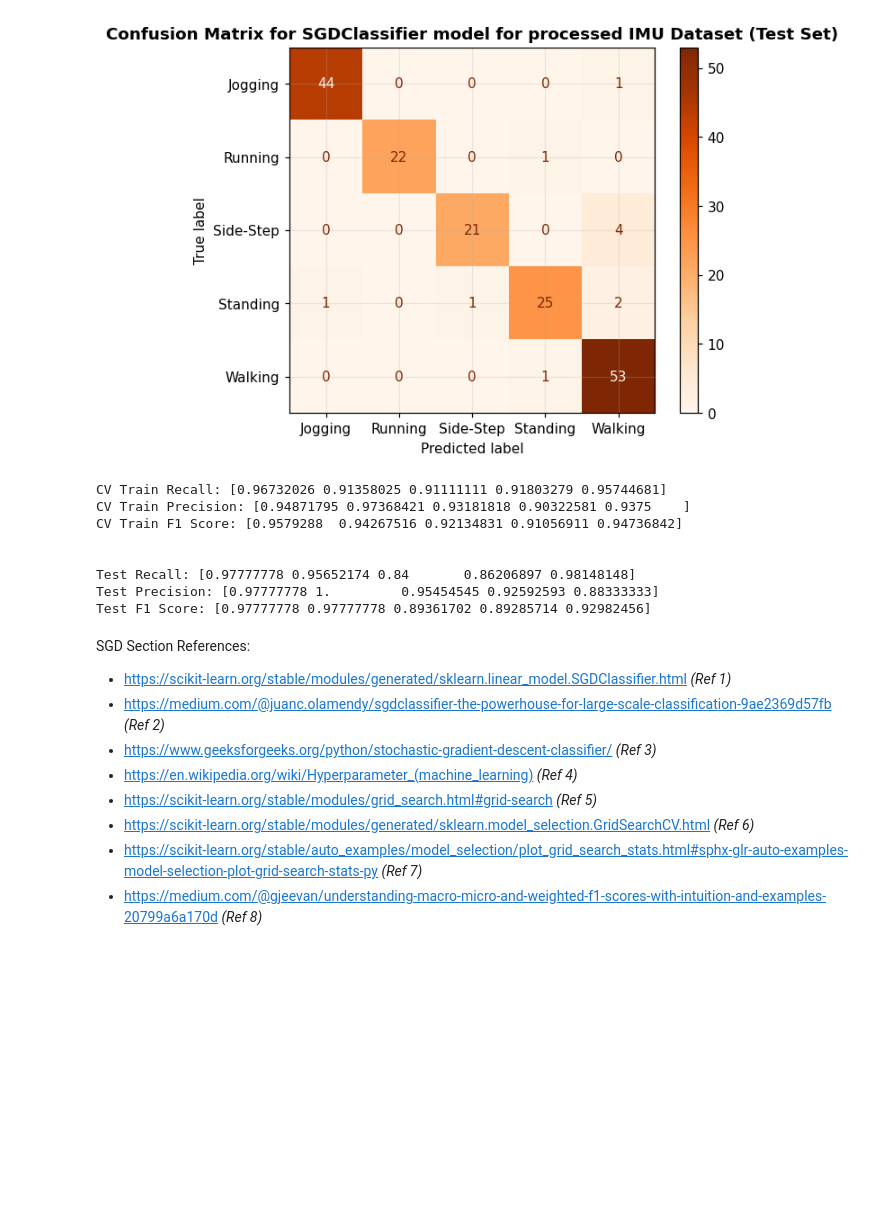
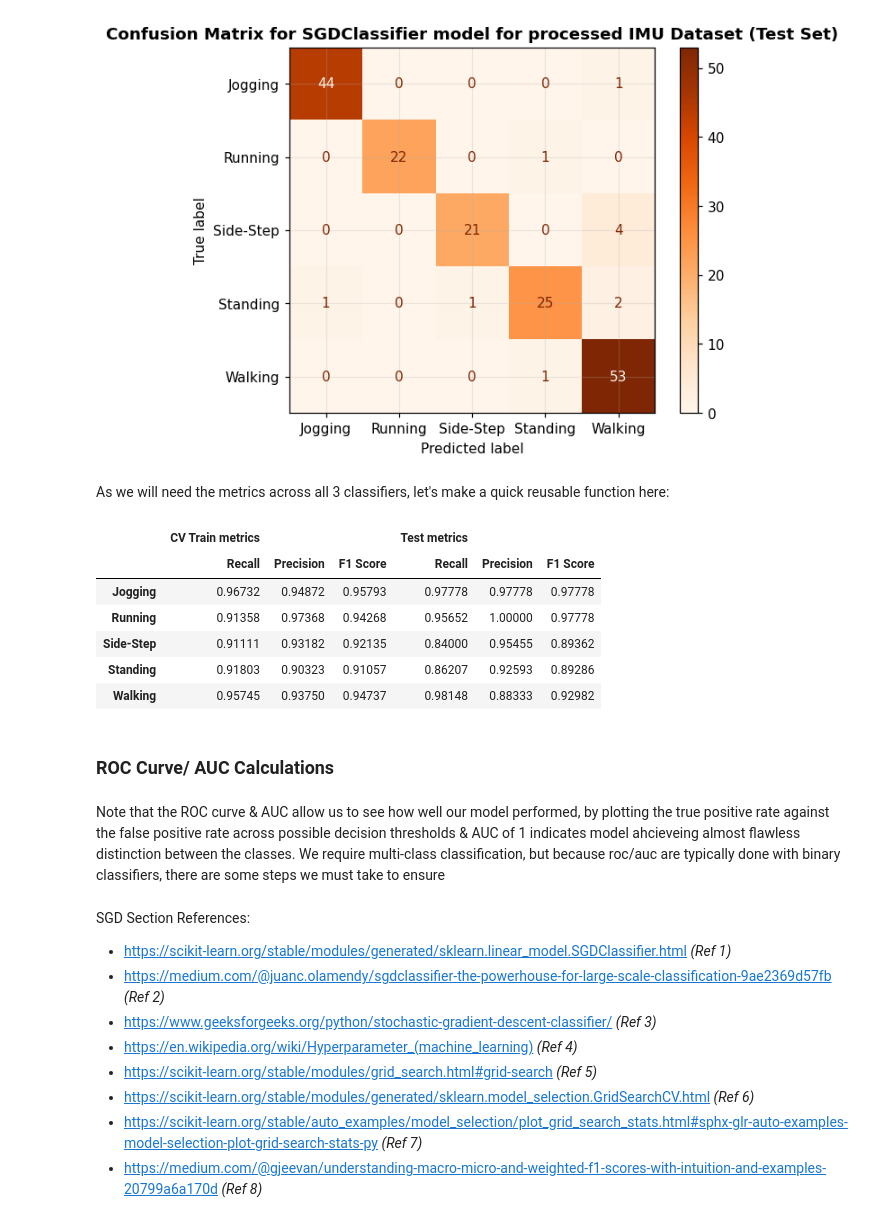
Before and after one commit to AKuinkel/cosc102-at3, a Jupyter notebook: COSC102_A3_Portfolio_for_ash.ipynb, the cells around one changed output. Saved outputs shown, nothing was run; the diff lists cells and outputs as text; code cells hidden in the pictures; blank space fills up the shorter version.

```diff
--- a/COSC102_A3_Portfolio_for_ash.ipynb
+++ b/COSC102_A3_Portfolio_for_ash.ipynb
@@ -2319,27 +2320,44 @@ ax.set_title("Confusion Matrix for SGDClassifier model for processed IMU Dataset
 Text(0.5, 1.0, 'Confusion Matrix for SGDClassifier model for processed IMU Dataset (Test Set)')
 [figure]
 [figure]
+# %% [markdown]
+As we will need the metrics across all 3 classifiers, let's make a quick reusable function here:
 # %%
 from sklearn.metrics import precision_score,recall_score,f1_score
 
-print("CV Train Recall:", recall_score(y_train,y_pred,average=None))
-print("CV Train Precision:",precision_score(y_train,y_pred,average=None))
-print("CV Train F1 Score:",f1_score(y_train,y_pred,average=None))
-print("\n")
+def tabluate_precision_recall_f1_metrics(y_train,y_pred,y_test,y_test_pred) -> None:
+    """
+        TODO DOCSTRING
+    """
 
-# Test
-print("Test Recall:",recall_score(y_test,y_test_pred,average=None))
-print("Test Precision:",precision_score(y_test,y_test_pred,average=None))
-print("Test F1 Score:",f1_score(y_test,y_test_pred,average=None))
+    cv_metrics = pd.DataFrame({
+    "Recall": recall_score(y_train,y_pred,average=None),
+    "Precision":precision_score(y_train,y_pred,average=None),
+    "F1 Score":f1_score(y_train,y_pred,average=None)
+    },index=act_labels)
+
+    test_metrics = pd.DataFrame({
+        "Recall":recall_score(y_test,y_test_pred,average=None),
+        "Precision":precision_score(y_test,y_test_pred,average=None),
+        "F1 Score":f1_score(y_test,y_test_pred,average=None)
+    },index=act_labels)
+
+    combined_metrics = pd.concat({"CV Train metrics": cv_metrics,"Test metrics": test_metrics},axis=1)
+    display(combined_metrics.round(5))
+
+tabluate_precision_recall_f1_metrics(y_train,y_pred,y_test,y_test_pred)
 # %% [output]
-CV Train Recall: [0.96732026 0.91358025 0.91111111 0.91803279 0.95744681]
-CV Train Precision: [0.94871795 0.97368421 0.93181818 0.90322581 0.9375    ]
-CV Train F1 Score: [0.9579288  0.94267516 0.92134831 0.91056911 0.94736842]
-
-
-Test Recall: [0.97777778 0.95652174 0.84       0.86206897 0.98148148]
-Test Precision: [0.97777778 1.         0.95454545 0.92592593 0.88333333]
-Test F1 Score: [0.97777778 0.97777778 0.89361702 0.89285714 0.92982456]
+|  | CV Train metrics |  |  | Test metrics |  |  |
+|  | Recall | Precision | F1 Score | Recall | Precision | F1 Score |
+| Jogging | 0.96732 | 0.94872 | 0.95793 | 0.97778 | 0.97778 | 0.97778 |
+| Running | 0.91358 | 0.97368 | 0.94268 | 0.95652 | 1.00000 | 0.97778 |
+| Side-Step | 0.91111 | 0.93182 | 0.92135 | 0.84000 | 0.95455 | 0.89362 |
+| Standing | 0.91803 | 0.90323 | 0.91057 | 0.86207 | 0.92593 | 0.89286 |
+| Walking | 0.95745 | 0.93750 | 0.94737 | 0.98148 | 0.88333 | 0.92982 |
+# %% [markdown]
+### ROC Curve/ AUC Calculations
+# %% [markdown]
+Note that the ROC curve & AUC allow us to see how well our model performed, by plotting the true positive rate against the false positive rate across possible decision thresholds & AUC of 1 indicates model ahcieveing almost flawless distinction between the classes. We require multi-class classification, but because roc/auc are typically done with binary classifiers, there are some steps we must take to ensure
 # %% [markdown]
 SGD Section References:
  - https://scikit-learn.org/stable/modules/generated/sklearn.linear_model.SGDClassifier.html *(Ref 1)*
```
Also changed, not shown: parts of 13 cells of this notebook.
